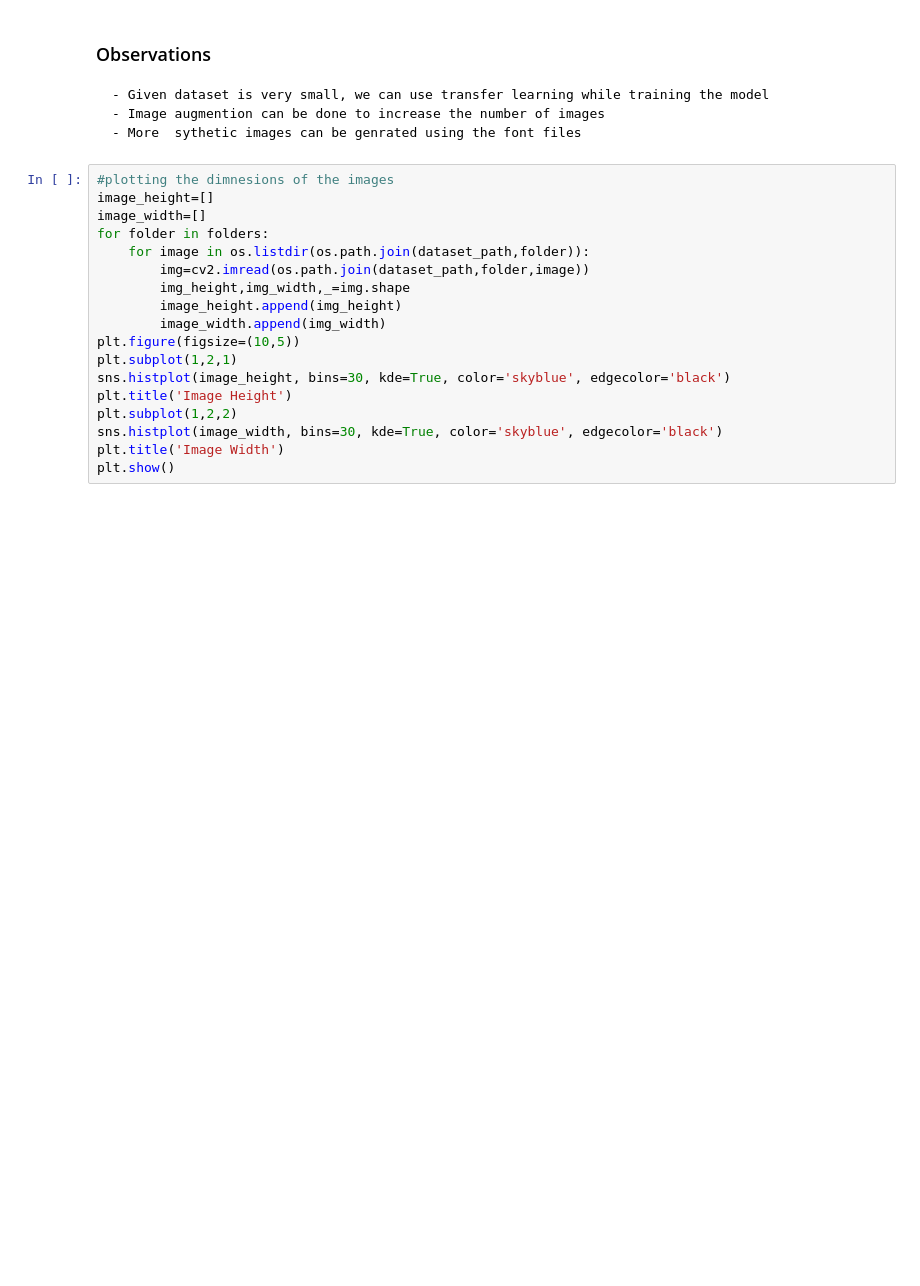
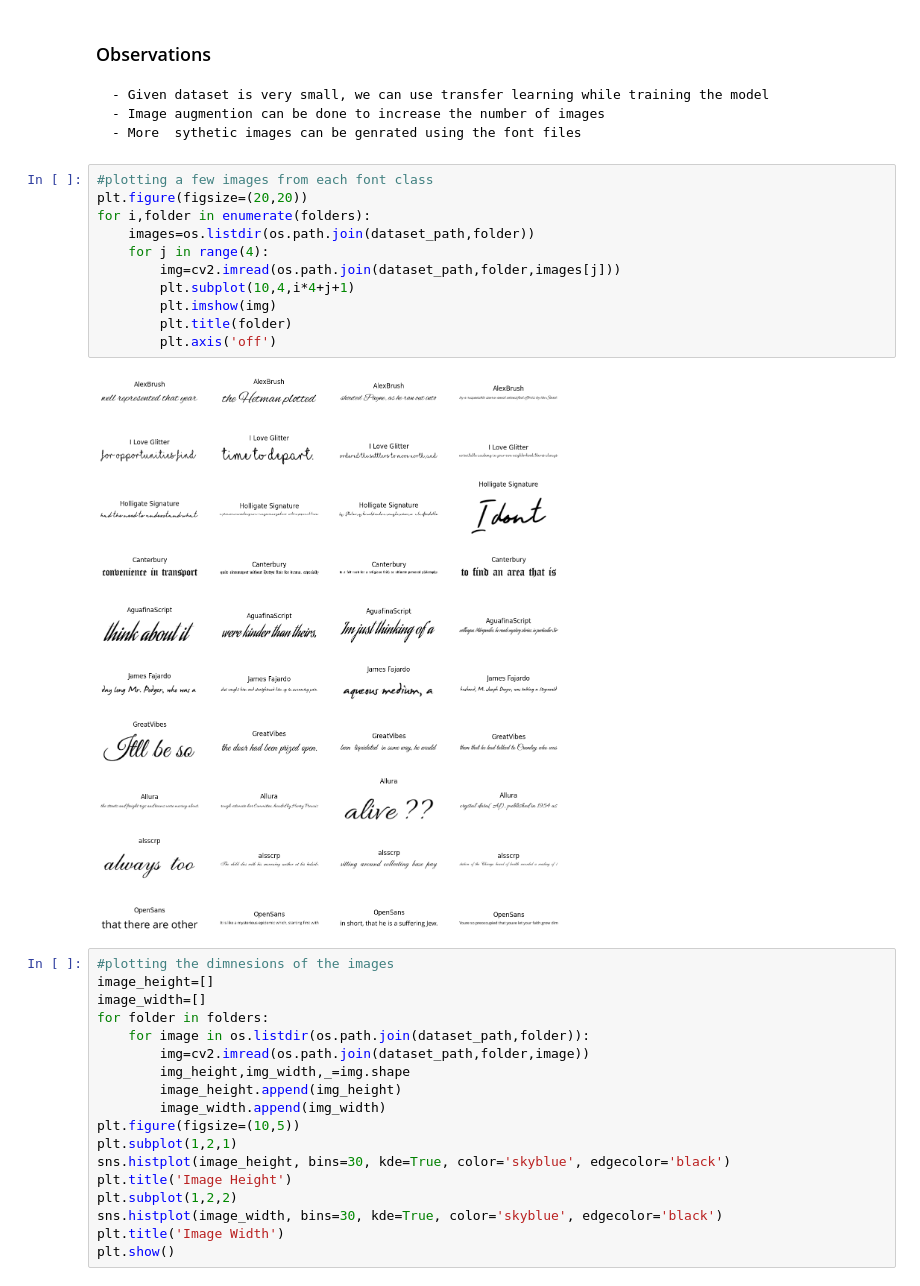
Before and after one commit to mishra-kunal1/font_classification, a Jupyter notebook: notebooks/data_exploration.ipynb, the cells around one changed output. Drawn from its saved outputs; the diff is of its cells as text; blank space fills up the shorter version.

```diff
--- a/notebooks/data_exploration.ipynb
+++ b/notebooks/data_exploration.ipynb
@@ -45,6 +45,19 @@ Total number of images: 792
     - Given dataset is very small, we can use transfer learning while training the model
     - Image augmention can be done to increase the number of images
     - More  sythetic images can be genrated using the font files
+# %%
+#plotting a few images from each font class
+plt.figure(figsize=(20,20))
+for i,folder in enumerate(folders):
+    images=os.listdir(os.path.join(dataset_path,folder))
+    for j in range(4):
+        img=cv2.imread(os.path.join(dataset_path,folder,images[j]))
+        plt.subplot(10,4,i*4+j+1)
+        plt.imshow(img)
+        plt.title(folder)
+        plt.axis('off')
+# %% [output]
+[figure, added]
 # %%
 #plotting the dimnesions of the images
 image_height=[]
```
Also changed, not shown: parts of 1 cell of this notebook, 2 other files.
